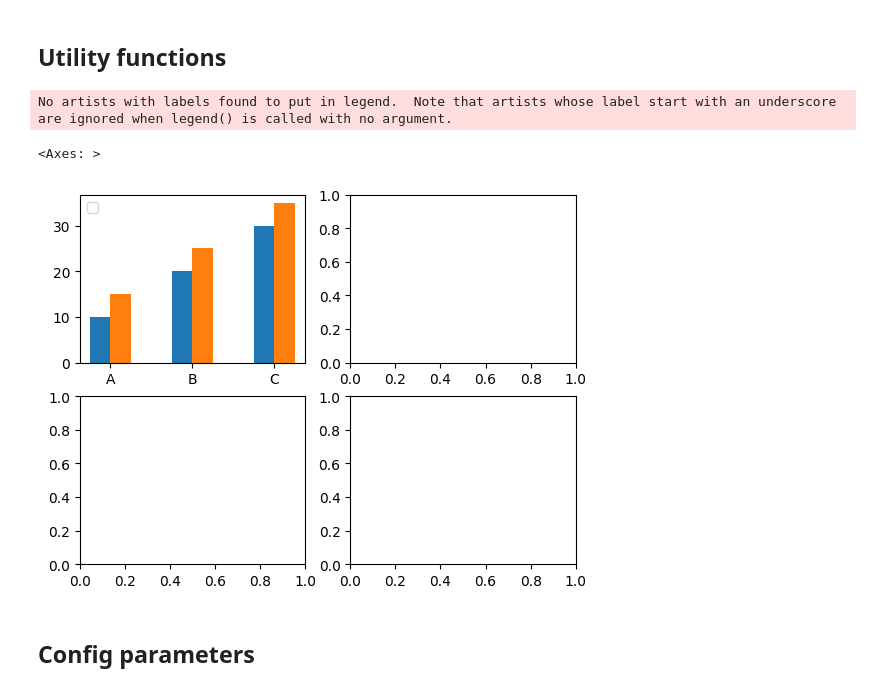
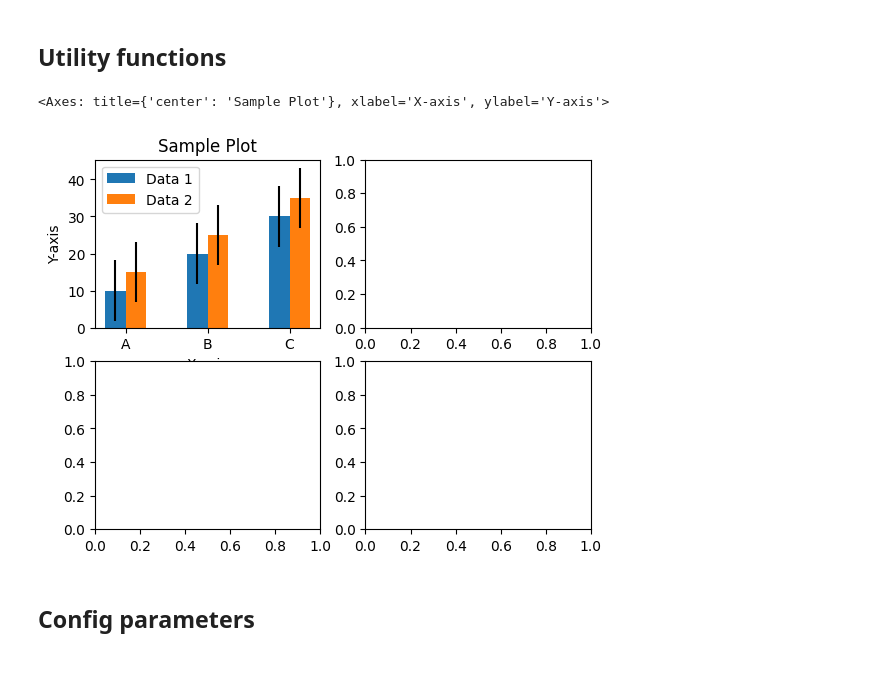
Before and after one commit to LittleCoinCoin/ProfilingOpenUSD, a Jupyter notebook: Python/RuntimeResultsViz.ipynb, the cells around one changed output. Drawn from its saved outputs; the diff is of its cells as text; code cells hidden in the pictures.

```diff
--- a/Python/RuntimeResultsViz.ipynb
+++ b/Python/RuntimeResultsViz.ipynb
@@ -11,7 +11,7 @@ def ByteToMegaByte(_bytes):
 def NanoToMilli(_ns):
     return _ns / 1000000
 # %%
-def plot_multibar(_ax, x_coordinates, x_labels, data_arrays, _plotTitle="", _plotXLabel="", _plotYLabel="", _dataLabels=[]):
+def plot_multibar(_ax, x_coordinates, x_labels, data_arrays, std_arrays, _plotTitle="", _plotXLabel="", _plotYLabel="", _dataLabels=[]):
     """
     Plot multiple bar charts.
 
@@ -46,39 +46,38 @@ def plot_multibar(_ax, x_coordinates, x_labels, data_arrays, _plotTitle="", _plo
     for i, data_array in enumerate(data_arrays):
         # Adjust the x-axis positions for each data array
         x_positions_i = x_positions + i * bar_width_per_array
         x_positions_labels += x_positions_i/num_data_arrays
 
         # Plot the data array
         if (_dataLabels == []):
-            _ax.bar(x_positions_i, data_array, width=bar_width_per_array)
+            _ax.bar(x_positions_i, data_array, width=bar_width_per_array, yerr = std_arrays[i])
         else:
-            _ax.bar(x_positions_i, data_array, width=bar_width_per_array, label=_dataLabels[i])
+            _ax.bar(x_positions_i, data_array, width=bar_width_per_array, label=_dataLabels[i], yerr = std_arrays[i])
 
     # Customize the plot
     _ax.set_xlabel(_plotXLabel)
     _ax.set_ylabel(_plotYLabel)
     _ax.set_title(_plotTitle)
     _ax.legend()
 
     # Set the x tick labels
     _ax.set_xticks(x_positions_labels)
     _ax.set_xticklabels(x_labels)
 
     return _ax
 
 # Sample data
 fig, ax = plt.subplots(2,2)
 x_coordinates = [1, 2, 3]
 data1 = [10, 20, 30]
 data2 = [15, 25, 35]
 x_labels = ['A', 'B', 'C']
 
 # Call the function
-plot_multibar(ax[0,0], x_coordinates, x_labels, [data1, data2])
+plot_multibar(ax[0,0], x_coordinates, x_labels, [data1, data2], [np.std(data1), np.std(data2)], _plotTitle="Sample Plot", _plotXLabel="X-axis", _plotYLabel="Y-axis", _dataLabels=["Data 1", "Data 2"])
 # %% [output]
-No artists with labels found to put in legend.  Note that artists whose label start with an underscore are ignored when legend() is called with no argument.
+<Axes: title={'center': 'Sample Plot'}, xlabel='X-axis', ylabel='Y-axis'>
-<Axes: >
-[figure, old version]
+[figure, new version]
 # %% [markdown]
 ## Config parameters
 # %%
```
Also changed, not shown: parts of 7 cells of this notebook.
